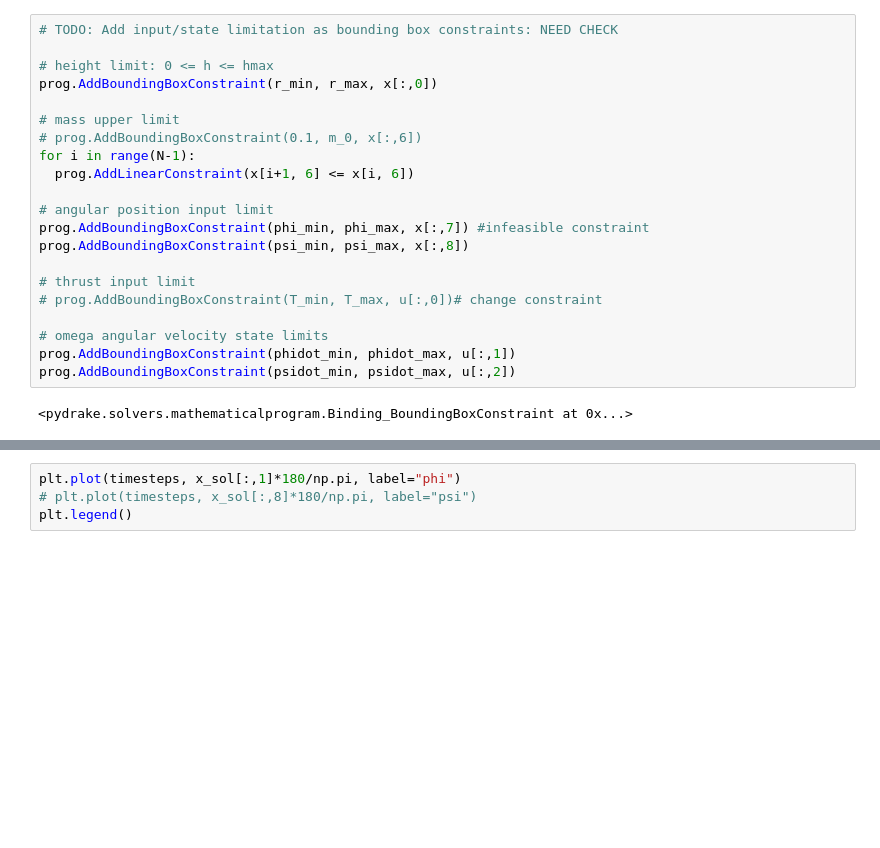
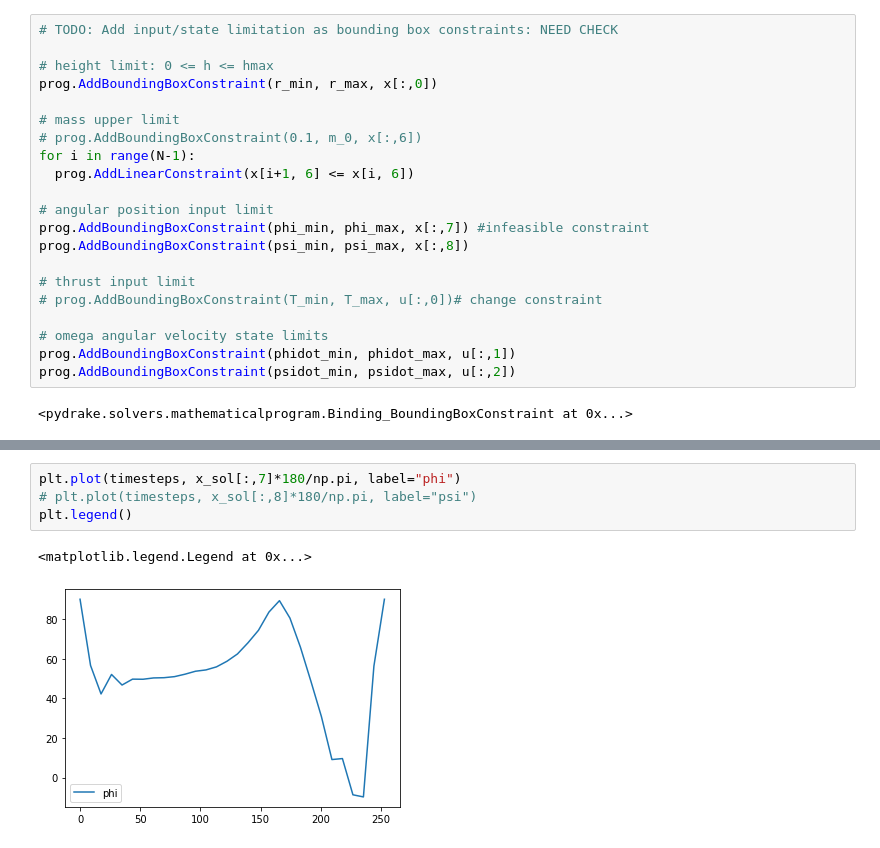
Before and after one commit to DayongTong/MEAM517_Project_Git, a Jupyter notebook: main.ipynb, the cells around one changed output, grey strips where cells are left out. Saved outputs shown, nothing was run; the diff lists cells and outputs as text; blank space fills up the shorter version.

```diff
--- a/main.ipynb
+++ b/main.ipynb
@@ -237,7 +243,10 @@ plt.legend()
 # %%
-plt.plot(timesteps, x_sol[:,1]*180/np.pi, label="phi")
+plt.plot(timesteps, x_sol[:,7]*180/np.pi, label="phi")
 # plt.plot(timesteps, x_sol[:,8]*180/np.pi, label="psi")
 plt.legend()
+# %% [output]
+<matplotlib.legend.Legend at 0x...>
+[figure, added]
 # %%
 plt.plot(timesteps, x_sol[:,0]-3474.8*1000, label='r')
 # plt.plot(timesteps, u_sol[:,0], label="T")
```
Also changed, not shown: parts of 12 cells of this notebook, 1 other file.
